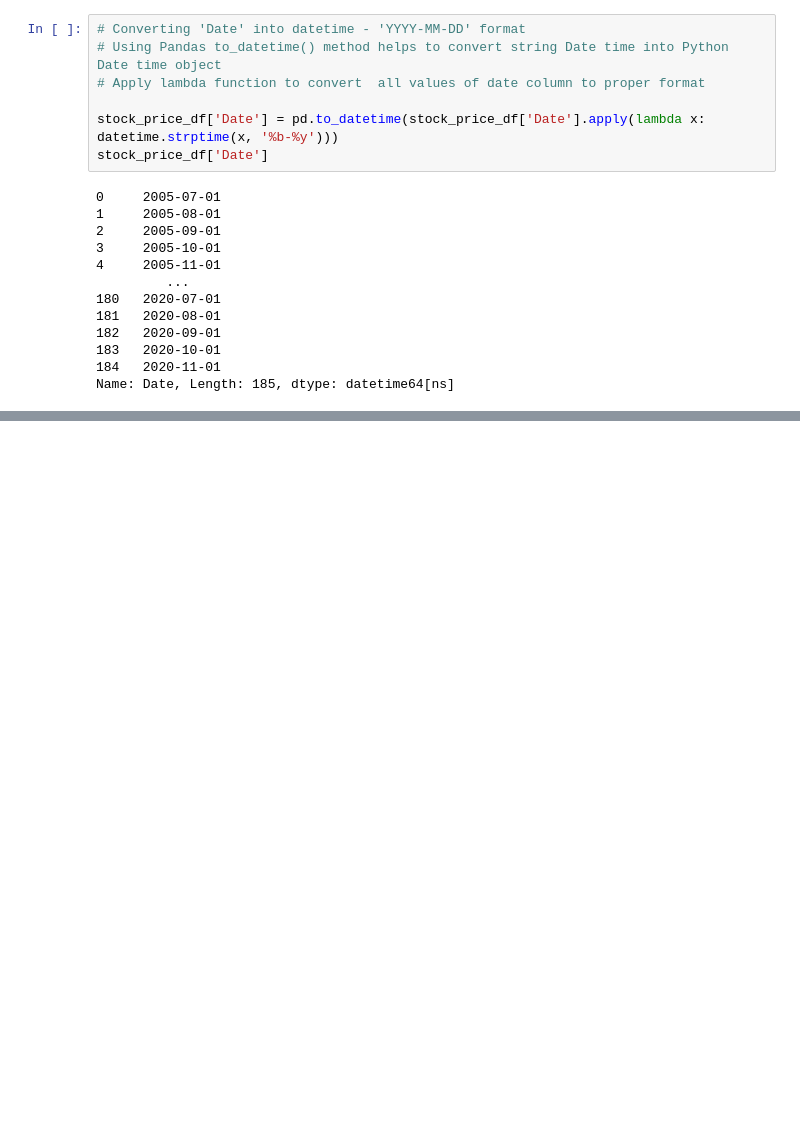
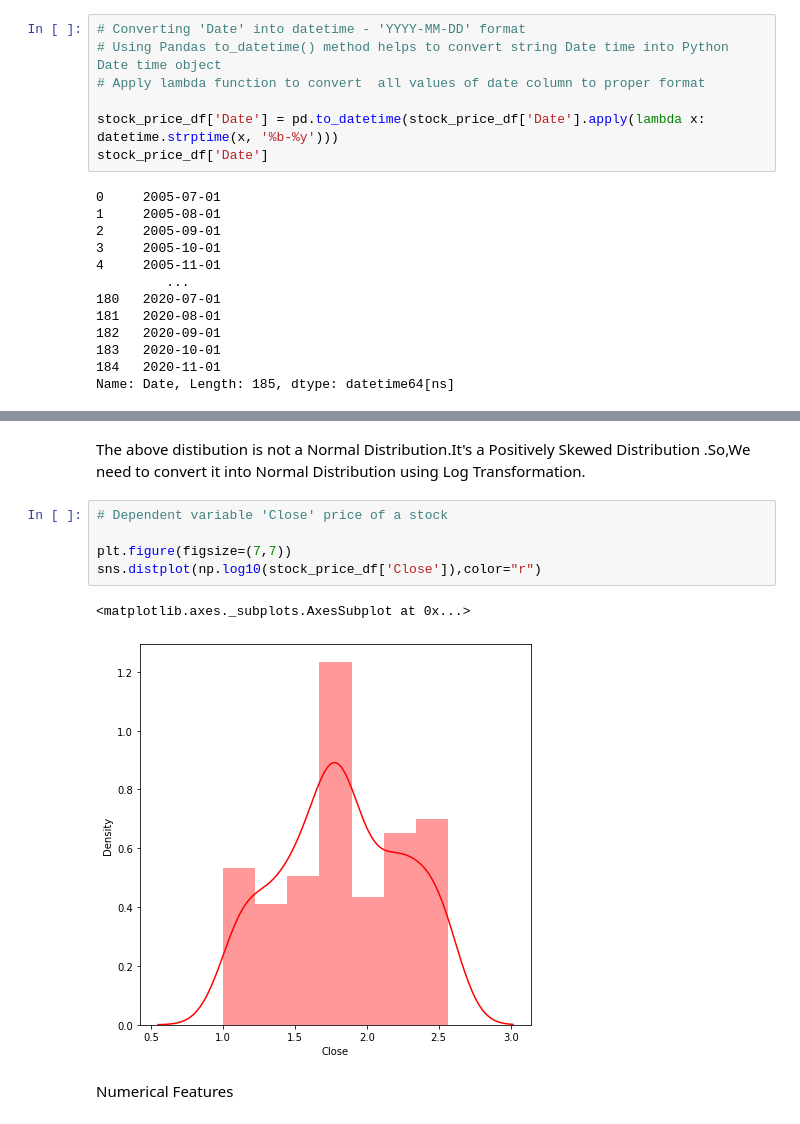
Before and after one commit to Shashankshekharpandey/Stock-closing-price-prediction, a Jupyter notebook: yes_bank_stock_closing_price_prediction.ipynb, the cells around one changed output, grey strips where cells are left out. Saved outputs shown, nothing was run; the diff lists cells and outputs as text; blank space fills up the shorter version.

```diff
--- a/yes_bank_stock_closing_price_prediction.ipynb
+++ b/yes_bank_stock_closing_price_prediction.ipynb
@@ -158,0 +199,12 @@ Name: Date, Length: 185, dtype: datetime64[ns]
+# %% [markdown]
+The above distibution is not a Normal Distribution.It's a Positively Skewed Distribution .So,We need to convert it into Normal Distribution using Log Transformation.
+# %%
+# Dependent variable 'Close' price of a stock
+
+plt.figure(figsize=(7,7))
+sns.distplot(np.log10(stock_price_df['Close']),color="r")
+# %% [output]
+<matplotlib.axes._subplots.AxesSubplot at 0x...>
+[figure, added]
+# %% [markdown]
+Numerical Features
```
Also changed, not shown: parts of 11 cells of this notebook.
